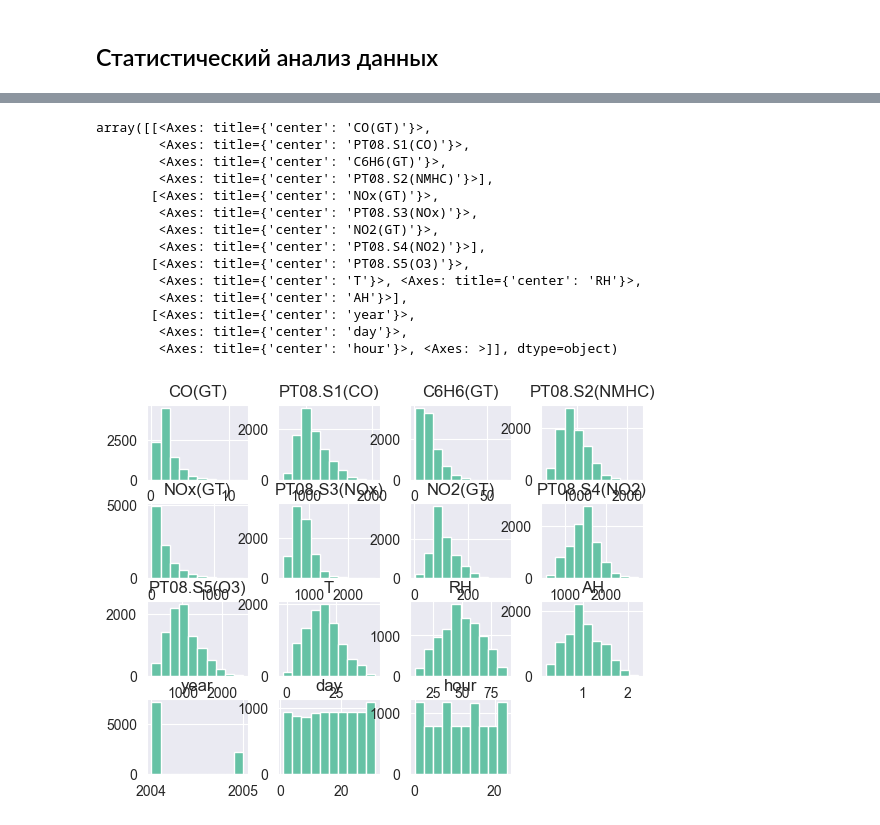
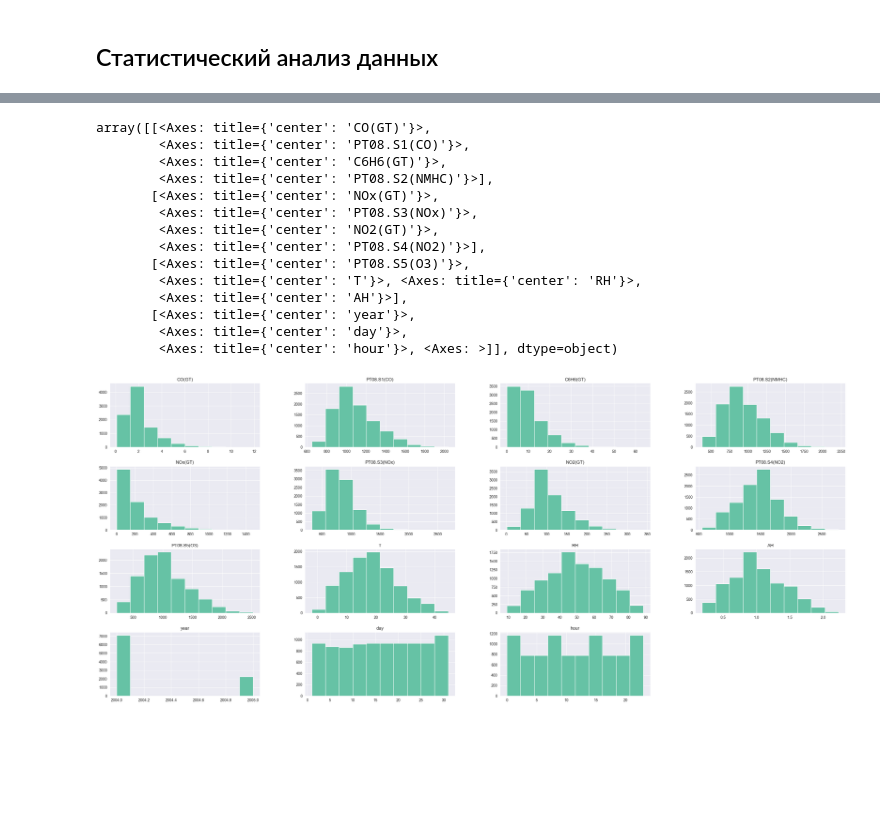
Before and after one commit to stwz13/ml, a Jupyter notebook: lab1_air.ipynb, the cells around one changed output, grey strips where cells are left out. Drawn from its saved outputs; the diff is of its cells as text; code cells hidden in the pictures; blank space fills up the shorter version.

```diff
--- a/lab1_air.ipynb
+++ b/lab1_air.ipynb
@@ -159,7 +161,7 @@ data.describe()
 # %% [markdown]
 Заметим, что во всех столбцах, характеризующих воздух, минимальное значение показателей составляет -200. Можно было бы предположить, что такое возможно из-за некорректной работы приборов, но значение -200 присутствует не только в показателях, которые фиксировались приборами, но и в тех столбцах, которые отображают фактический показатель. Ввиду того, что в датасете отсутствуют пропуски, возможно, что значения -200 использовали для заполнения пропусков. Проанализируем данные, в которых нет значений -200 среди показателей.
 # %%
-numeric_columns = data.columns.drop(["year", "month", "day", "day_of_week", "hour"])
+numeric_columns = data.select_dtypes(include="number").columns
 data[(data[numeric_columns] > -200).all(axis=1)].describe()
-data.info()
+data
 # %% [output]
@@ -210,7 +208,8 @@ dtype: float64
 Так как пропуски есть только в числовых столбцах, соответствующих непрерывным переменным, то заполним пропуски медианным значением.
 # %%
 data = data.drop("NMHC(GT)", axis=1)
-for column in numeric_columns.drop("NMHC(GT)"):
+numeric_columns = numeric_columns.drop("NMHC(GT)")
+for column in numeric_columns:
     data[column] = data[column].replace(-200, data[column].median())
 (data == -200).sum() / data.shape[0] * 100
 # %% [output]
@@ -273,18 +339,18 @@ memory usage: 1.1+ MB
 # %%
-data.hist()
+data.hist(figsize=(35, 15))
 # %% [output]
 array([[<Axes: title={'center': 'CO(GT)'}>,
         <Axes: title={'center': 'PT08.S1(CO)'}>,
         <Axes: title={'center': 'C6H6(GT)'}>,
         <Axes: title={'center': 'PT08.S2(NMHC)'}>],
        [<Axes: title={'center': 'NOx(GT)'}>,
         <Axes: title={'center': 'PT08.S3(NOx)'}>,
         <Axes: title={'center': 'NO2(GT)'}>,
         <Axes: title={'center': 'PT08.S4(NO2)'}>],
        [<Axes: title={'center': 'PT08.S5(O3)'}>,
         <Axes: title={'center': 'T'}>, <Axes: title={'center': 'RH'}>,
         <Axes: title={'center': 'AH'}>],
        [<Axes: title={'center': 'year'}>,
         <Axes: title={'center': 'day'}>,
         <Axes: title={'center': 'hour'}>, <Axes: >]], dtype=object)
-[figure, old version]
+[figure, new version]
```
Also changed, not shown: parts of 7 cells of this notebook.
